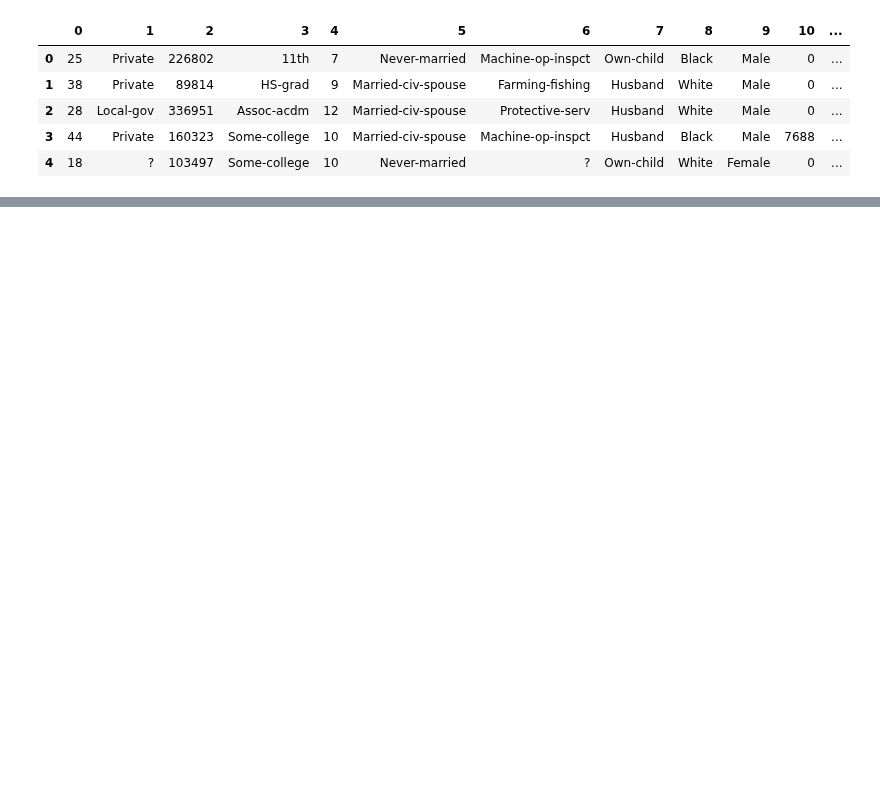
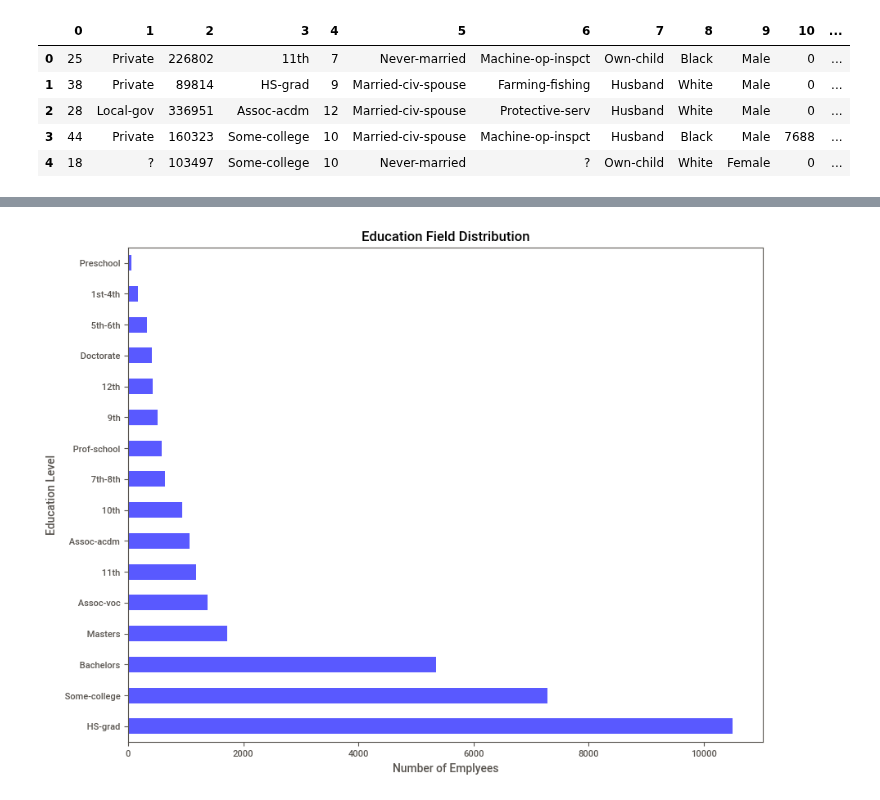
Before and after one commit to RancyChepchirchir/Assignments, a Jupyter notebook: 21.XGBoost_Assignment.ipynb, the cells around one changed output, grey strips where cells are left out. Saved outputs shown, nothing was run; the diff lists cells and outputs as text; code cells hidden in the pictures; blank space fills up the shorter version.

```diff
--- a/21.XGBoost_Assignment.ipynb
+++ b/21.XGBoost_Assignment.ipynb
@@ -42,0 +174,9 @@ print('Tr Data - rows:' , nba.shape[0],'columns:', nba.shape[1])
+# %%
+plt.figure(figsize=(10,8))
+train_set['education'].value_counts().plot(kind='barh', color='blue',alpha=.65)
+plt.title("Education Field Distribution")
+plt.xlabel("Number of Emplyees")
+plt.ylabel("Education Level")
+plt.show()
+# %% [output]
+[figure, added]
```
Also changed, not shown: parts of 28 cells of this notebook, 2 other files.
